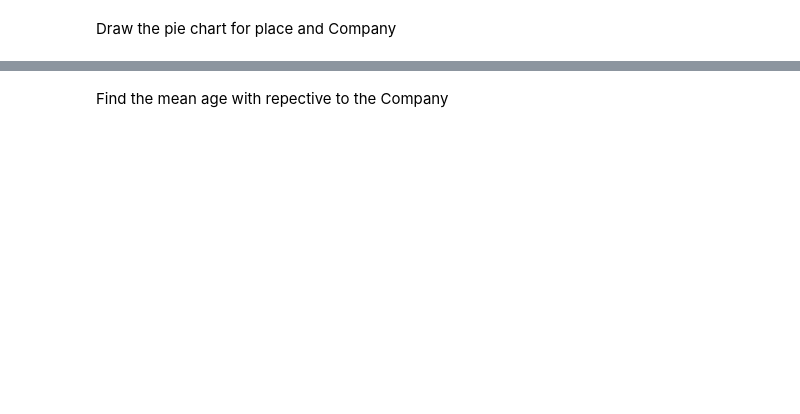
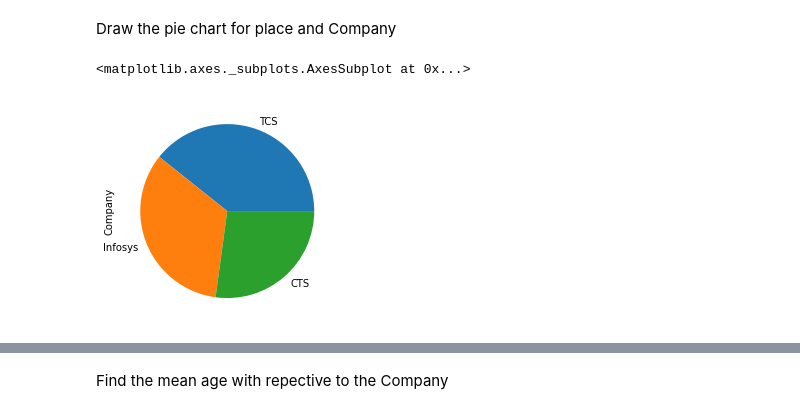
Before and after one commit to naga-sk/DataScienceTraining-Assignments, a Jupyter notebook: Pandas_Excercise.ipynb, the cells around one changed output, grey strips where cells are left out. Cells and saved outputs as stored; diff of their text form; code cells hidden in the pictures; blank space fills up the shorter version.

```diff
--- a/Pandas_Excercise.ipynb
+++ b/Pandas_Excercise.ipynb
@@ -209,0 +356,2 @@ Remove the row number 137
+# %%
+df.drop([137], axis = 0, inplace=True)
@@ -219,0 +461,4 @@ Replace the Null values in Comapany with mode
+# %%
+x = df.Age.mode()
+print(x)
+df["Age"].fillna(x[0], inplace=True)
@@ -221,0 +483,4 @@ Replace the null value in Salary with median
+# %%
+x = df.Salary.median()
+print(x)
+df["Salary"].fillna(x, inplace=True)
@@ -222,2 +498,7 @@ Replace the null value in Salary with median
 # %% [markdown]
 Replace the null value in age with mean
+# %%
+x = df.Age.mean()
+print(x)
+df["Age"].fillna(x, inplace=True)
+df.isnull().sum(axis = 0)
@@ -226,2 +534,7 @@ Filter the data with age>40 and Salary<5000
 # %% [markdown]
 Draw the pie chart for place and Company
+# %%
+df.Company.value_counts().plot(kind = 'pie')
+# %% [output]
+<matplotlib.axes._subplots.AxesSubplot at 0x...>
+[figure, added]
```
Also changed, not shown: parts of 49 cells of this notebook.
